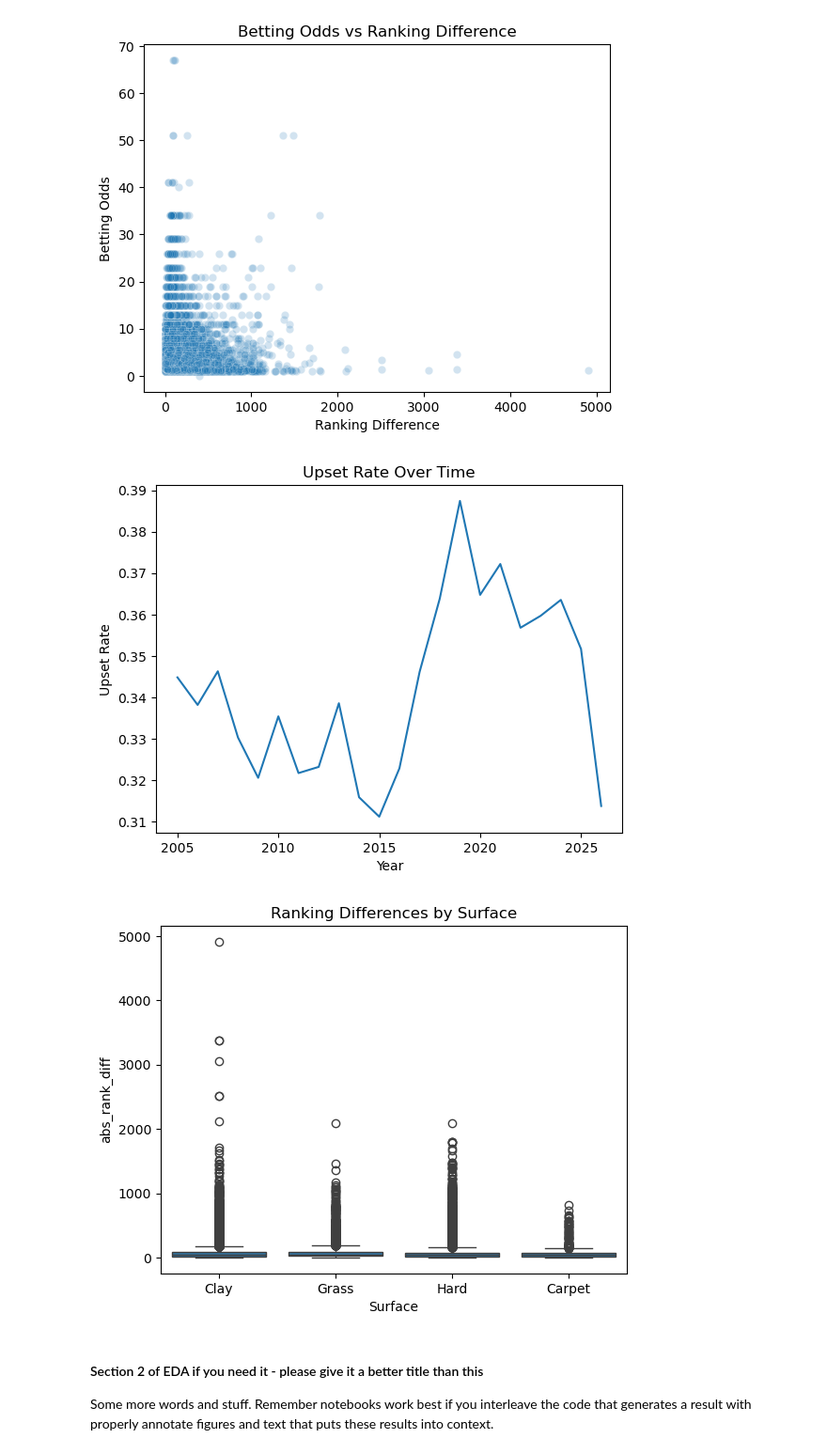
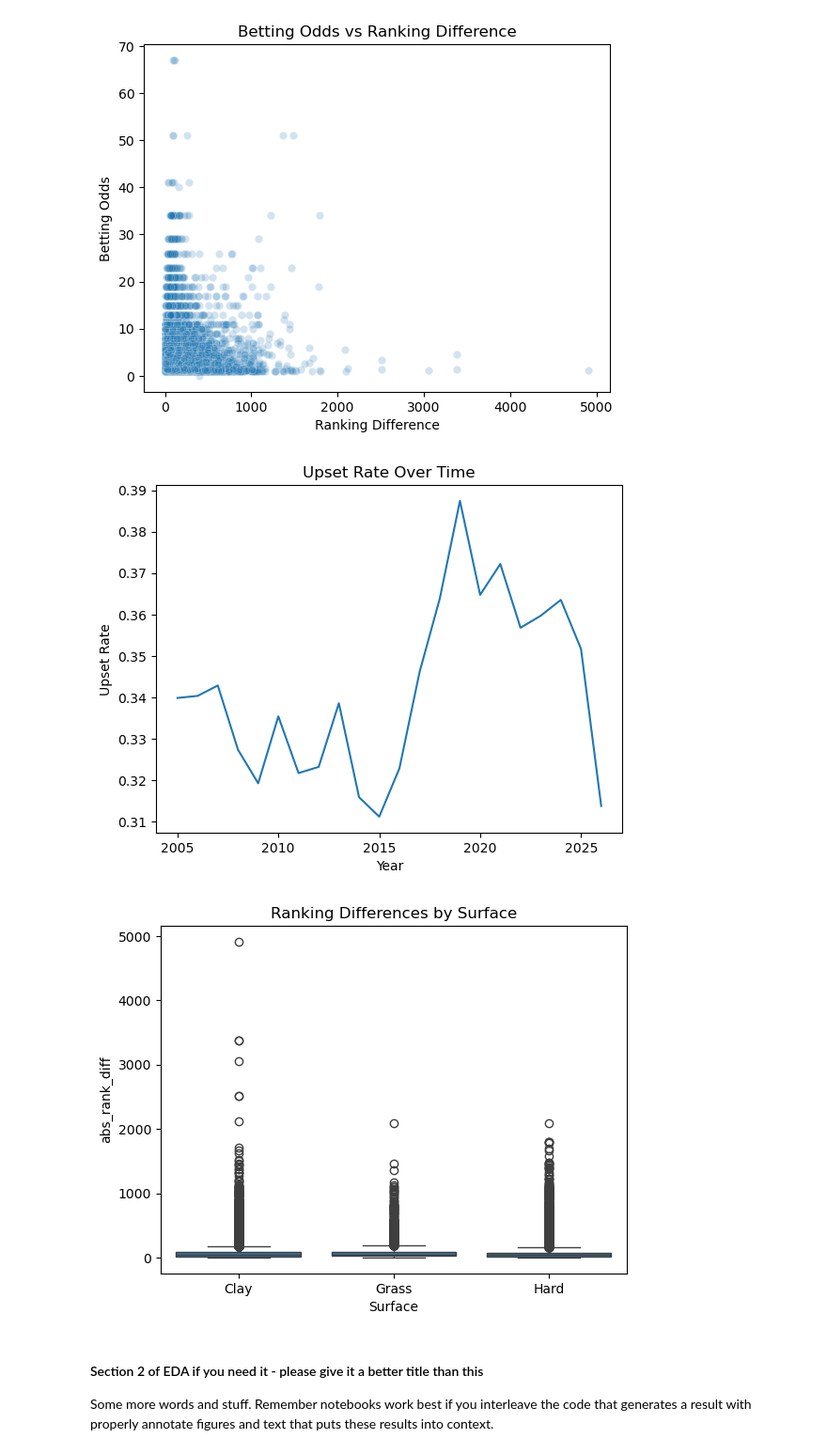
Before and after one commit to COGS108/Group027_WI26, a Jupyter notebook: 02-EDACheckpoint.ipynb, the cells around one changed output. Shown at 94% size. Saved outputs shown, nothing was run; the diff lists cells and outputs as text; code cells hidden in the pictures.

```diff
--- a/02-EDACheckpoint.ipynb
+++ b/02-EDACheckpoint.ipynb
@@ -312,7 +324,7 @@ df_clean['abs_rank_diff'] = abs(df_clean['rank_diff'])
 # %%
-df_clean['upset'] = (
-    ((df_clean['Rank_1'] > df_clean['Rank_2']) & (df_clean['Winner'] == df_clean['Player_1'])) |
-    ((df_clean['Rank_2'] > df_clean['Rank_1']) & (df_clean['Winner'] == df_clean['Player_2']))
+df['upset'] = (
+    ((df['Rank_1'] > df['Rank_2']) & (df['Winner'] == df['Player_1'])) |
+    ((df['Rank_2'] > df['Rank_1']) & (df['Winner'] == df['Player_2']))
 )
-print("Overall upset rate:", df_clean['upset'].mean())
+print("Overall upset rate:", df['upset'].mean())
 # %% [output]
@@ -351,12 +362,12 @@ plt.show()
 # %%
-df_clean['favorite_wins'] = (
-    ((df_clean['Rank_1'] < df_clean['Rank_2']) & (df_clean['Winner'] == df_clean['Player_1'])) |
-    ((df_clean['Rank_2'] < df_clean['Rank_1']) & (df_clean['Winner'] == df_clean['Player_2']))
+df['favorite_wins'] = (
+    ((df['Rank_1'] < df['Rank_2']) & (df['Winner'] == df['Player_1'])) |
+    ((df['Rank_2'] < df['Rank_1']) & (df['Winner'] == df['Player_2']))
 )
 # %%
-df_clean['rank_bin'] = pd.cut(df_clean['abs_rank_diff'], bins=20)
+df['rank_bin'] = pd.cut(df['abs_rank_diff'], bins=20)
 
-rank_pred = df_clean.groupby('rank_bin')['favorite_wins'].mean()
+rank_pred = df.groupby('rank_bin')['favorite_wins'].mean()
 
 rank_pred.plot()
 
@@ -404,11 +414,11 @@ plt.show()
 # %% [output]
 [figure]
 # %%
-df_clean['Date'] = pd.to_datetime(df_clean['Date'])
+df['Date'] = pd.to_datetime(df['Date'])
 
-df_clean['Year'] = df_clean['Date'].dt.year
+df['Year'] = df['Date'].dt.year
 
-year_upsets = df_clean.groupby('Year')['upset'].mean()
+year_upsets = df.groupby('Year')['upset'].mean()
 
 year_upsets.plot()
 
@@ -418,18 +428,18 @@ plt.xlabel("Year")
 
 plt.show()
 # %% [output]
-[figure, old version]
+[figure, new version]
 # %%
 sns.boxplot(
     x='Surface',
     y='abs_rank_diff',
-    data=df_clean
+    data=df
 )
 
 plt.title("Ranking Differences by Surface")
 plt.show()
 # %% [output]
-[figure, old version]
+[figure, new version]
 # %% [markdown]
 #### Section 2 of EDA if you need it  - please give it a better title than this
 
```
Also changed, not shown: parts of 13 cells of this notebook.
